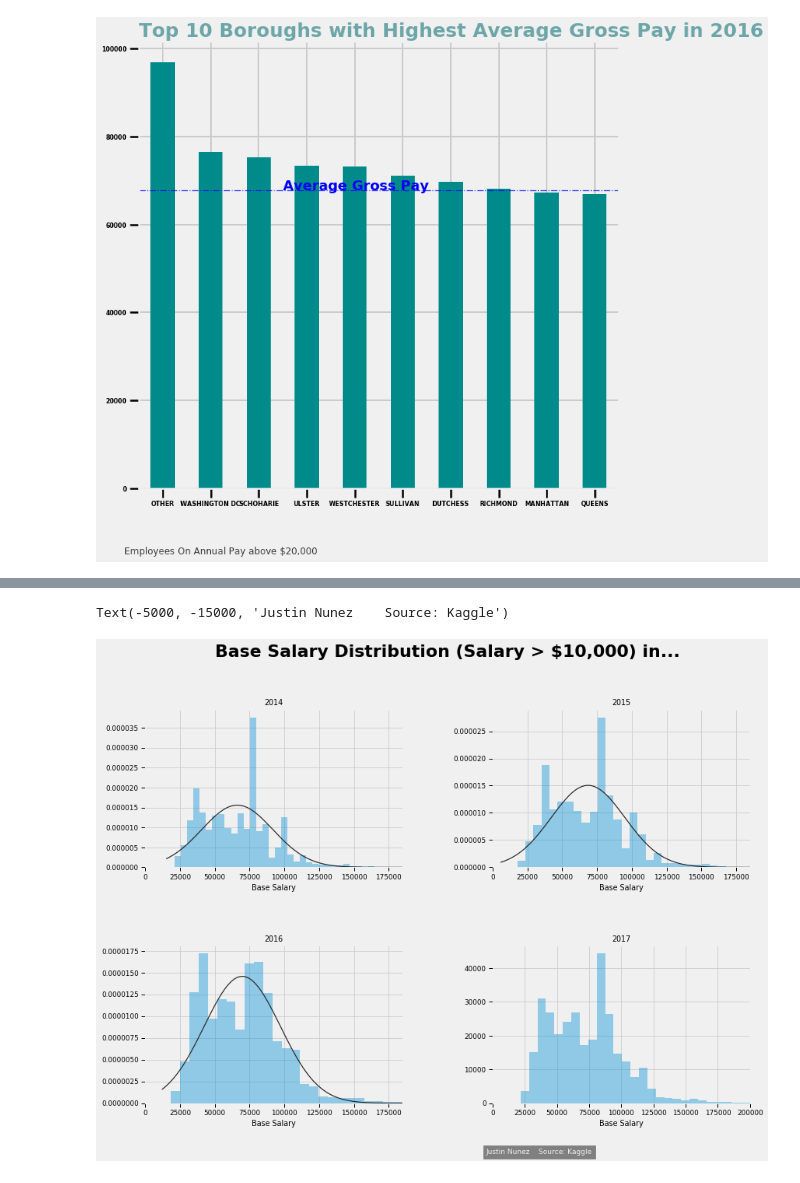
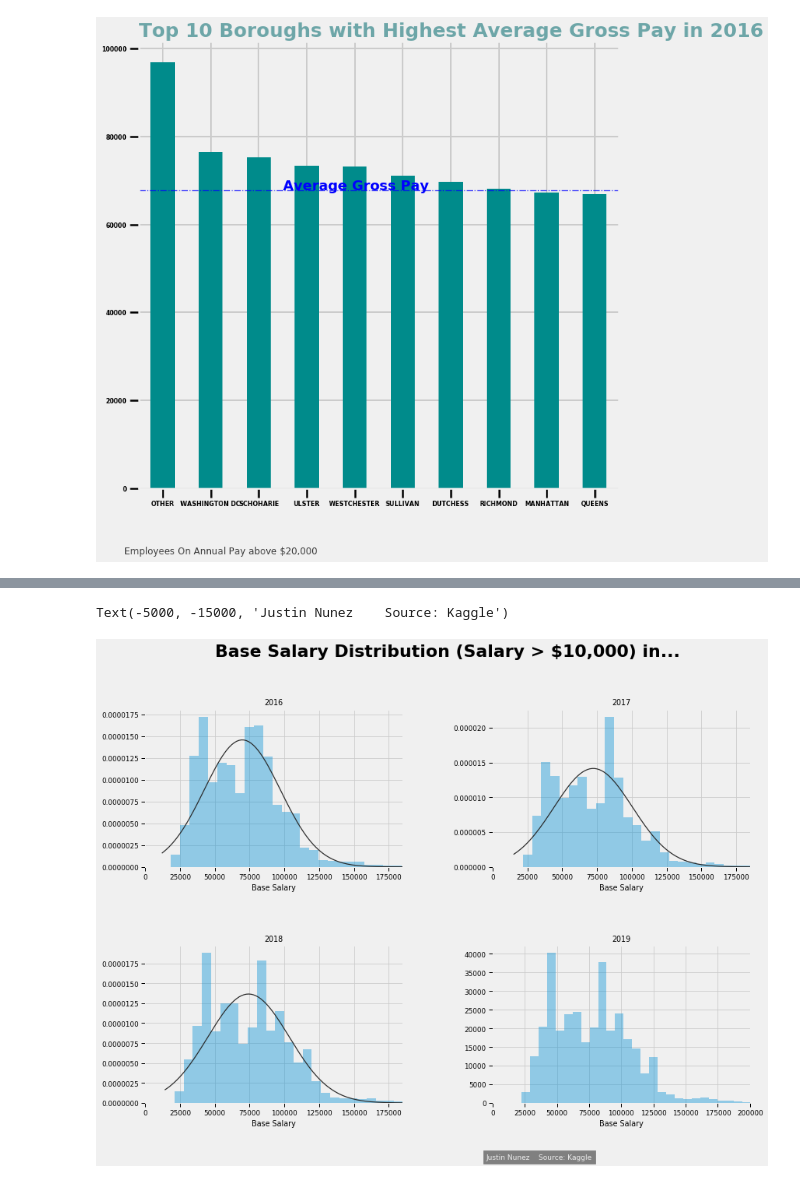
Before and after one commit to jhenvi/NYC-Citywide-Payroll-Data, a Jupyter notebook: NYC_PayrollAnalysis.ipynb, the cells around one changed output, grey strips where cells are left out. Drawn from its saved outputs; the diff is of its cells as text; code cells hidden in the pictures.

```diff
--- a/NYC_PayrollAnalysis.ipynb
+++ b/NYC_PayrollAnalysis.ipynb
@@ -365,0 +372,9 @@ Text(100000, 1.7e-05, 'Sub-set of employees with salary above 10000')
+# %%
+# Year 2018 Distribution
+sb.set_context("paper")
+sb.distplot(f18["Base Salary"],fit=norm,kde=False)
+
+#Title and Description
+plt.xlim(left=0, right=200000)
+plt.title("Distribution of Gross Pay 2018", loc="left",fontsize=25, color="cadetblue", fontweight= "bold", alpha=.90)
+plt.text(x=100000, y=.000013, s="Sub-set of employees with salary above $10K", fontsize=8,alpha=.65)
@@ -365,0 +384,13 @@ Text(100000, 1.7e-05, 'Sub-set of employees with salary above 10000')
+# %%
+# Subset Data for Year 2019 Distribution
+sb.set_context("paper")
+sb.distplot(f17["Base Salary"],fit=norm,kde=False)
+
+#Title and Description
+plt.xlim(left=0, right=200000)
+plt.title("Distribution of Gross Pay 2019", loc="left",fontsize=25, color="cadetblue", fontweight= "bold", alpha=.90)
+plt.text(x=100000, y=.000013, s="Sub-set of employees with salary above $10K", fontsize=8,alpha=.65)
+
+
+sb.set_context("paper")
+sb.distplot(f18["Regular Gross Paid"],fit=norm,kde=False, color="b")
@@ -390,32 +423,31 @@ Text(-5000, -15000, 'Justin Nunez    Source: Kaggle')
 # %%
 # Distribution of Base Salary for Annual Employees making over 10,000
 fig1 = plt.figure(figsize=(12,9))
 ax6 = fig1.add_subplot(221)
 ax7 = fig1.add_subplot(222)
 ax8  = fig1.add_subplot(223)
 ax9 = fig1.add_subplot(224)
  # titles
 fig1.suptitle("Base Salary Distribution (Salary > $10,000) in...",fontweight='bold', fontsize=22)
-ax6.title.set_text('2014')
-ax7.title.set_text('2015')
-ax8.title.set_text('2016')
-ax9.title.set_text('2017')
-sb.distplot(cc["Base Salary"],fit=norm,kde=False, ax=ax6)
+ax6.title.set_text('2016')
+ax7.title.set_text('2017')
+ax8.title.set_text('2018')
+ax9.title.set_text('2019')
+sb.distplot(f16["Base Salary"],fit=norm,kde=False, ax=ax6)
 ax6.set_xlim(0,185000)
 ax7.set_xlim(0,185000)
 ax8.set_xlim(0,185000)
 ax9.set_xlim(0,185000)
-sb.distplot(dd["Base Salary"],fit=norm,kde=False, ax=ax7)
+sb.distplot(f17["Base Salary"],fit=norm,kde=False, ax=ax7)
 plt.xlim(left=0, right=200000)
-sb.distplot(ee["Base Salary"],fit=norm,kde=False, ax=ax8)
+sb.distplot(f18["Base Salary"],fit=norm,kde=False, ax=ax8)
 plt.xlim(left=0, right=200000)
-sb.distplot(ff["Base Salary"], kde=False, ax=ax9)
+sb.distplot(f19["Base Salary"], kde=False, ax=ax9)
 plt.subplots_adjust(left=.05, right=.95,hspace=.5, wspace=.35,top=.85)
 #plt.xlim(left=0, right=175000)
 plt.text(x=-5000, y=-15000, s='Justin Nunez    Source: Kaggle', fontsize=9, color='#f0f0f0',backgroundcolor='grey')
-# WONT RUN if I take out the "kde=False" paramter in the 4th distplot, so thats why its not on the 2017 graph.
 # %% [output]
 Text(-5000, -15000, 'Justin Nunez    Source: Kaggle')
-[figure, old version]
+[figure, new version]
 # %%
 # distribution of Gross Pay in 2014.
```
Also changed, not shown: parts of 14 cells of this notebook, 3 other files.
